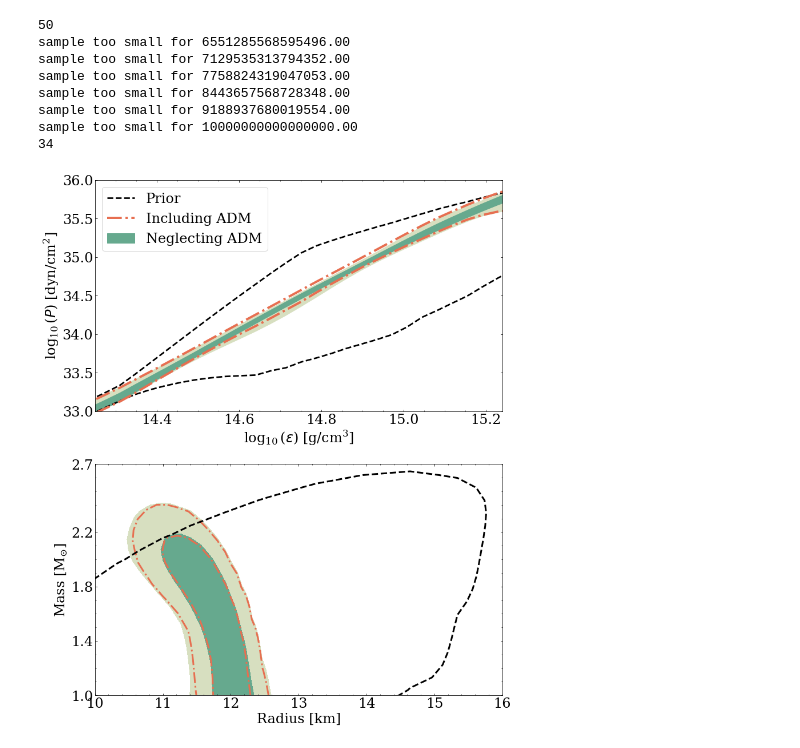
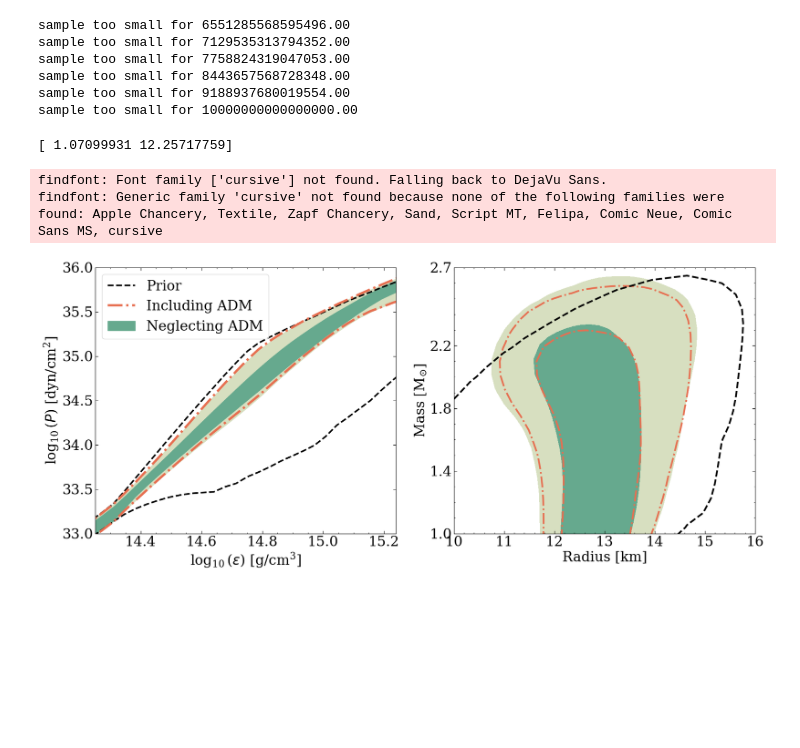
Before and after one commit to nr1118/2410.00140-repro, a Jupyter notebook: plot_routines/Figure_4.ipynb, the cells around one changed output. Cells and saved outputs as stored; diff of their text form; code cells hidden in the pictures; blank space fills up the shorter version.

Commit message:
Fixed to plotting scripts fig 2,4,6

```diff
--- a/plot_routines/Figure_4.ipynb
+++ b/plot_routines/Figure_4.ipynb
@@ -21,11 +22,13 @@ pyplot.rcParams['ytick.major.size'] = 5
 pyplot.rcParams['ytick.right'] = True
 pyplot.rcParams['xtick.top'] = True
 # %%
+plots_directory = '../plots/'
+
 prior_directory = '../results/prior/'
 
-including_noadmcore_directory = '../results/posterior/Future-X/No_ADM_Model/FUTUREX_NO_ADM_VARYING_BARYONIC/'
+including_adm_directory = '../results/posterior/NICER_Real_Data/NICER_REAL_ADM_VARYING_BARYONIC/'
 
-neglecting_noadmcore_directory = '../results/posterior/Future-X/No_ADM_Model/FUTUREX_NO_ADM_BARYONIC_ONLY/'
+neglecting_adm_directory = '../results/posterior/NICER_Real_Data/NICER_REAL_BARYONIC/'
 # %%
 colors = np.array(["#c6878f", "#b79d94", "#969696", "#67697c", "#233b57", "#BCBEC7"])
 # %%
@@ -58,22 +61,20 @@ pressures_prior = np.load(prior_directory + 'FERMIONIC_REAL_DATA_PRIOR_Pressure_
 prior_contours = calc_bands(energydensities, pressures_prior)
 
 
-maxpres_adm_NI = np.load(including_noadmcore_directory + 'FUTUREX_NO_ADM_VARYING_BARYONIC_maxpres.npy')
-minpres_adm_NI = np.load(including_noadmcore_directory + 'FUTUREX_NO_ADM_VARYING_BARYONIC_minpres.npy')
+maxpres_adm_NI = np.load(including_adm_directory + 'NICER_REAL_ADM_VARYING_BARYONIC_maxpres.npy')
+minpres_adm_NI = np.load(including_adm_directory + 'NICER_REAL_ADM_VARYING_BARYONIC_minpres.npy')
 adm_contours_NI = minpres_adm_NI,maxpres_adm_NI
 # %% [output]
-50
 sample too small for 6551285568595496.00
 sample too small for 7129535313794352.00
 sample too small for 7758824319047053.00
 sample too small for 8443657568728348.00
 sample too small for 9188937680019554.00
 sample too small for 10000000000000000.00
-34
 # %%
-contours_min = numpy.load(neglecting_noadmcore_directory + 'FUTUREX_NO_ADM_BARYONIC_ONLY_minpres.npy')
-contours_max = numpy.load(neglecting_noadmcore_directory + 'FUTUREX_NO_ADM_BARYONIC_ONLY_maxpres.npy')
-minpres_ppNI = numpy.log10(contours_min)
-maxpres_ppNI = numpy.log10(contours_max)
+contours_min = np.load(neglecting_adm_directory + 'NICER_REAL_BARYONIC_minpres.npy')
+contours_max = np.load(neglecting_adm_directory + 'NICER_REAL_BARYONIC_maxpres.npy')
+minpres_ppNI = np.log10(contours_min)
+maxpres_ppNI = np.log10(contours_max)
 # %%
 def mass_radius_posterior_plot(root_name_ADM,root_name_Baryonic,root_prior = None,ax = None):
@@ -118,15 +118,15 @@ def mass_radius_posterior_plot(root_name_ADM,root_name_Baryonic,root_prior = Non
     ax.set_xlabel(r'Radius [km]', fontsize=20)
     ax.set_ylabel(r'Mass [M$_{\odot}$]', fontsize=20)
 # %%
-root_name_ADM = including_noadmcore_directory + 'FUTUREX_NO_ADM_VARYING_BARYONIC'
-root_name_B = neglecting_noadmcore_directory + 'FUTUREX_NO_ADM_BARYONIC_ONLY_'
-root_prior = prior_directory 'FERMIONIC_REAL_DATA_PRIOR_'
+root_name_ADM = including_adm_directory + 'NICER_REAL_ADM_VARYING_BARYONIC_'
+root_name_B = neglecting_adm_directory + 'NICER_REAL_BARYONIC_'
+root_prior = prior_directory + 'FERMIONIC_REAL_DATA_PRIOR_'
 # %%
-fig, ax = pyplot.subplots(nrows=2, ncols=1,figsize=(12,14))
+fig, ax = pyplot.subplots(nrows=1, ncols=2,figsize=(18,8))
 my_fontsize=24
 my_font = 'serif'
-matplotlib.rc('font',family = my_font)
-matplotlib.rcParams.update({'font.size': 20})
+plt.rc('font',family = my_font)
+plt.rcParams.update({'font.size': 20})
 
 mass_radius_posterior_plot(root_name_ADM,root_name_B,root_prior,ax = ax[1])
 
@@ -135,14 +135,14 @@ mass_radius_posterior_plot(root_name_ADM,root_name_B,root_prior,ax = ax[1])
 
 adm_contours_min = adm_contours_NI[0]
 adm_contours_max = adm_contours_NI[1]
-minpres_adm = numpy.log10(adm_contours_min)
-maxpres_adm = numpy.log10(adm_contours_max)
+minpres_adm = np.log10(adm_contours_min)
+maxpres_adm = np.log10(adm_contours_max)
 
 
 prior_contours_min = prior_contours[0]
 prior_contours_max = prior_contours[1]
-minpres_prior = numpy.log10(prior_contours_min)
-maxpres_prior = numpy.log10(prior_contours_max)
+minpres_prior = np.log10(prior_contours_min)
+maxpres_prior = np.log10(prior_contours_max)
 
 
 
@@ -158,33 +158,36 @@ ax[0].fill_between(minpres_ppNI[:,0], minpres_ppNI[:,1], maxpres_ppNI[:,1],
                        color=sns.cubehelix_palette(8, start=.5, rot=-.75, dark=.2, light=.85)[3],
                       alpha=1,label = 'Neglecting ADM')
 
 
 ax[0].set_ylabel(r'$\log_{10}(P)$ [dyn/cm$^2$]', size=my_fontsize,font = my_font)
 
 
 
 ax[0].legend(loc = 'upper left',fontsize = 24)
 ax[0].set_xlim(14.25, 15.24)
 ax[0].set_xlabel(r'$\log_{10}(\varepsilon)$ [g/cm$^3$]', fontsize=my_fontsize,font = my_font)
-ax[0].set_xticks(numpy.arange(14.25, 15.24,.05),minor =True)
+ax[0].set_xticks(np.arange(14.25, 15.24,.05),minor =True)
 ax[0].set_ylim(33,36)
 ax[0].set_yticks([33,33.5,34,34.5,35,35.5,36],minor =True)
 ax[0].tick_params(top=1,right=1, which='both', direction='in', labelsize=my_fontsize)
 
 ax[1].set_xlim(10, 16)
 ax[1].set_xticks([10,11,12,13,14,15,16])
 ax[1].set_ylim(1., 2.7)
 ax[1].set_yticks([1.,1.4,1.8,2.2,2.7])
 
 ax[1].minorticks_on()
 ax[1].tick_params(top=1,right=1, which='both', direction='in', labelsize=my_fontsize)
 ax[1].set_xlabel(r'Radius [km]', fontsize=my_fontsize)
 ax[1].set_ylabel(r'Mass [M$_{\odot}$]', fontsize=my_fontsize)
 
 
 
 pyplot.tight_layout()
 pyplot.show()
-fig.savefig('FutureX_NO_ADM_core_posteriors.png',bbox_inches='tight')
+fig.savefig(plots_directory + 'Real_data_posterior.png',bbox_inches='tight')
 # %% [output]
+[ 1.07099931 12.25717759]
+findfont: Font family ['cursive'] not found. Falling back to DejaVu Sans.
+findfont: Generic family 'cursive' not found because none of the following families were found: Apple Chancery, Textile, Zapf Chancery, Sand, Script MT, Felipa, Comic Neue, Comic Sans MS, cursive
-[figure, old version]
+[figure, new version]
```
Also changed, not shown: parts of 7 cells of this notebook, 18 other files.
